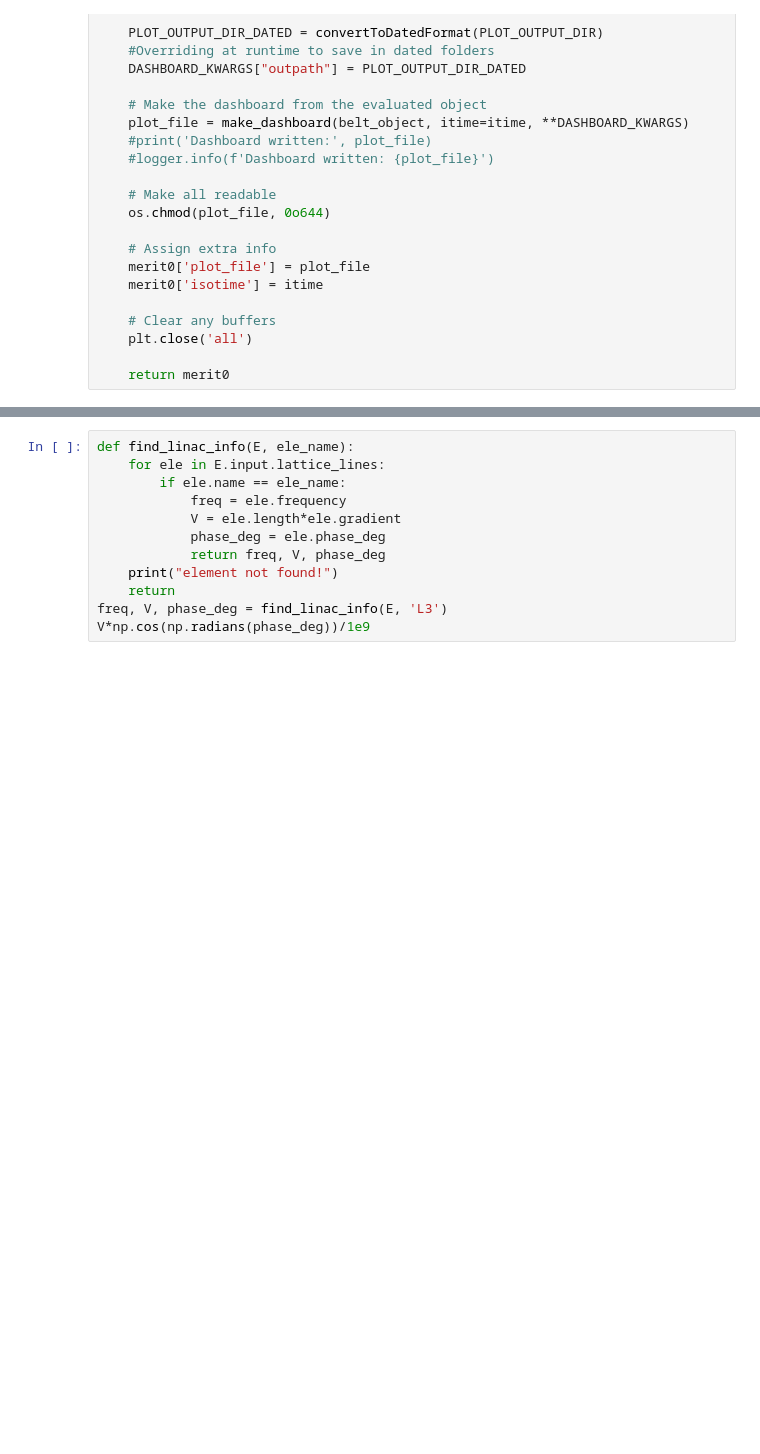
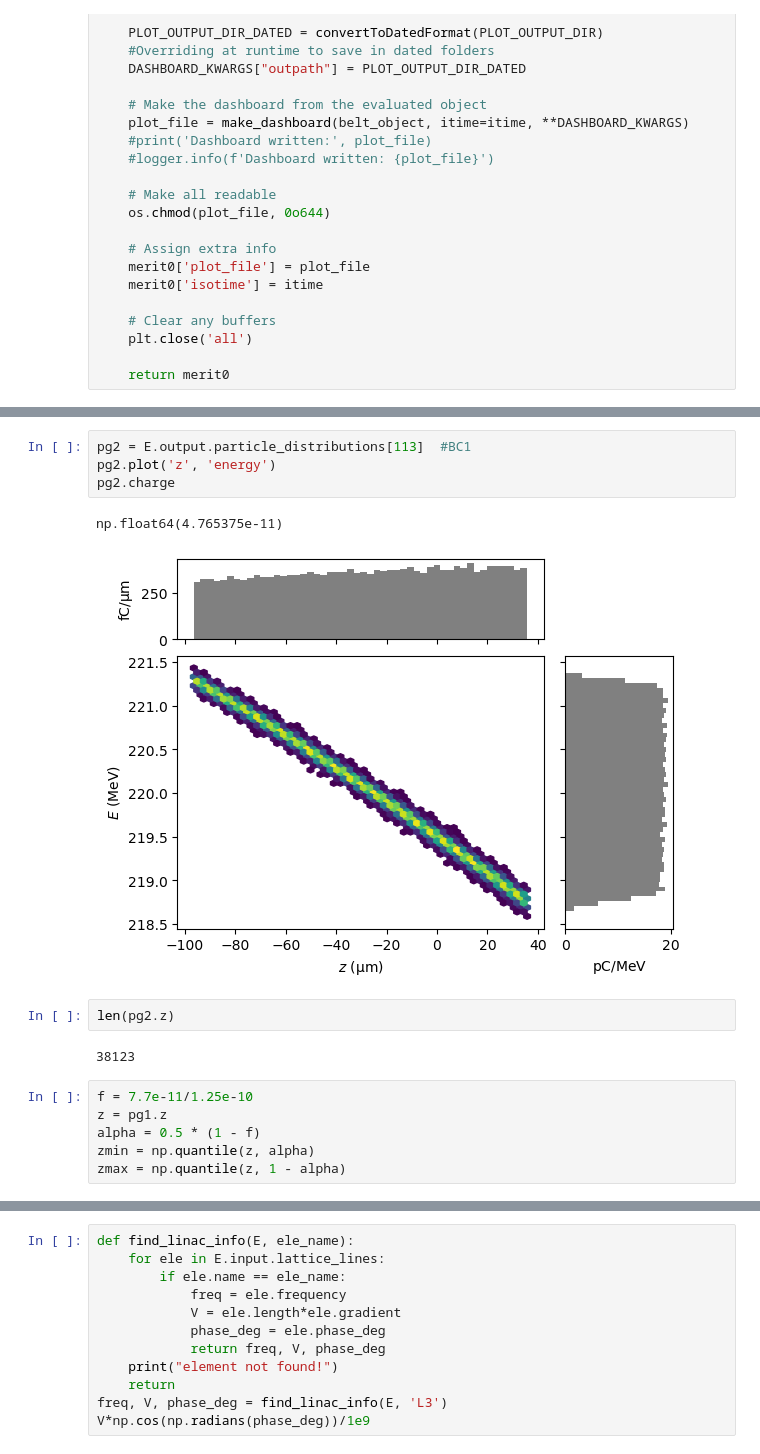
Before and after one commit to slaclab/lume-belt-live, a Jupyter notebook: lume-belt-live-demo-lcls.ipynb, the cells around one changed output, grey strips where cells are left out. Drawn from its saved outputs; the diff is of its cells as text; blank space fills up the shorter version.

```diff
--- a/lume-belt-live-demo-lcls.ipynb
+++ b/lume-belt-live-demo-lcls.ipynb
@@ -860,0 +961,17 @@ E.input.parameters.freq
+# %%
+pg2 = E.output.particle_distributions[113]  #BC1
+pg2.plot('z', 'energy')
+pg2.charge
+# %% [output]
+np.float64(4.765375e-11)
+[figure, added]
+# %%
+len(pg2.z)
+# %% [output]
+38123
+# %%
+f = 7.7e-11/1.25e-10
+z = pg1.z
+alpha = 0.5 * (1 - f)
+zmin = np.quantile(z, alpha)
+zmax = np.quantile(z, 1 - alpha)
```
Also changed, not shown: parts of 20 cells of this notebook, 5 other files.
